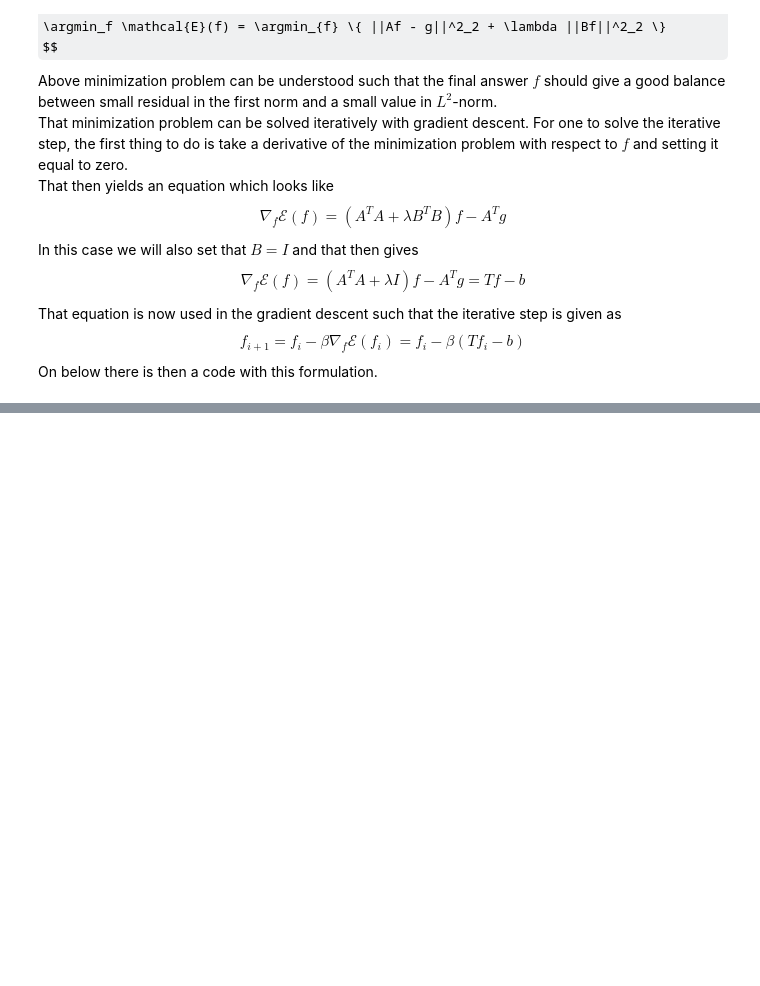
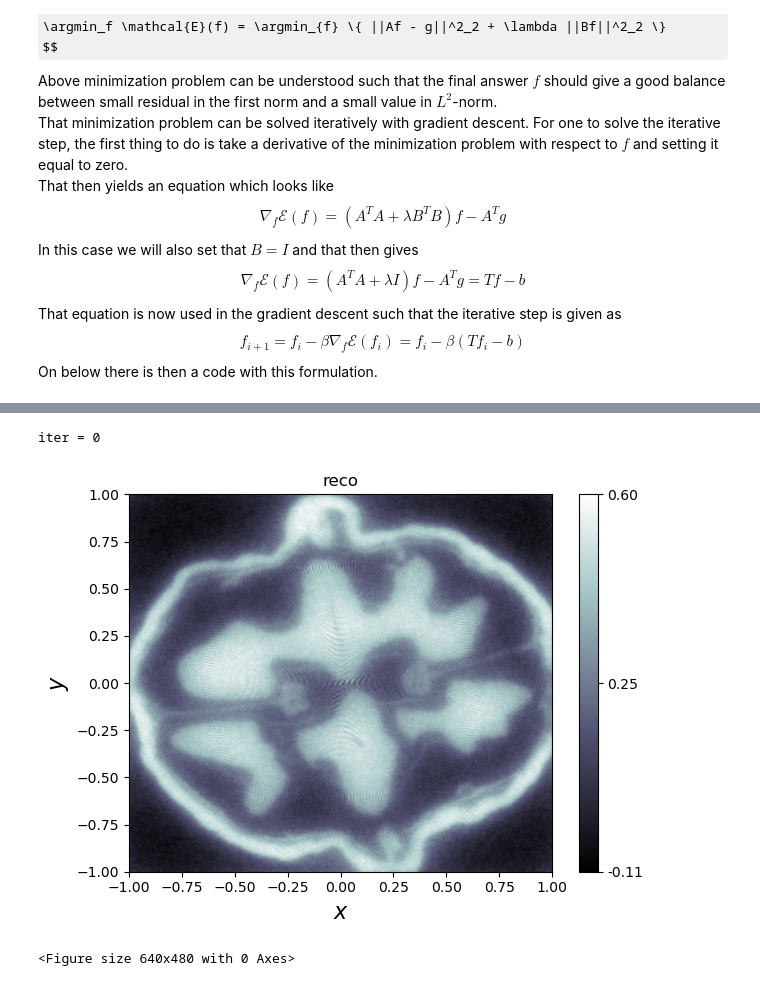
Before and after one commit to asalline/summer2023, a Jupyter notebook: inverse_autumn_school.ipynb, the cells around one changed output, grey strips where cells are left out. Cells and saved outputs as stored; diff of their text form; code cells hidden in the pictures; some formulas as TeX source; blank space fills up the shorter version.

```diff
--- a/inverse_autumn_school.ipynb
+++ b/inverse_autumn_school.ipynb
@@ -232,40 +237,46 @@ In the next code section one uses Primal-Dual Hybrid-Gradient (PDHG) algorithm t
 # %%
 ### First one defines the gradient over the domain of the problem
 gradient = odl.Gradient(domain)
 
 ### Regularization term penalty constant
 lam = 1e-5
 
 ### (Column) vector of the operator (ray transform) and the gradient
 L = odl.BroadcastOperator(operator, gradient)
 
 ### Data consistency term
 l2_norm_squared = odl.solvers.L2NormSquared(operator.range).translated(noisy_sinogram)
 
 ### Regularization term
 l1_norm = lam * odl.solvers.L1Norm(gradient.range)
 
-###
+### Combining the norm-terms
+### The order must correspond to formulation!
 g = odl.solvers.SeparableSum(l2_norm_squared, l1_norm)
 
-# Non-negativity constraint
-# f = odl.solvers.IndicatorNonnegativity(domain)
+### Setting f(x) = 0
 f = odl.solvers.ZeroFunctional(L.domain)
 
-# Selecting optimization parameters tau and lambda
-operator_norm = 1.1 * odl.power_method_opnorm(L)
+### Selecting optimization parameters tau and lambda
+operator_norm_pdhg = 1.1 * operator_norm
+tau = 1.0 / operator_norm_pdhg
+sigma = tau
 
-tau = 1.0 / operator_norm
-sigma = tau
-niter = 1000
+### Iteration steps
+niter = 5
 
+### Setting a starting point to zero matrix
 x = domain.zero()
 
 callback = (odl.solvers.CallbackPrintIteration(step=50))
 
 odl.solvers.pdhg(x, f, g, L, tau = tau, sigma = sigma, niter = niter, callback=callback)
 
-print(type(x))
+# print(type(x))
 # x = x / np.max(np.max(x))
 x.show('reco')
-# plt.show()
+plt.show()
+# %% [output]
+iter = 0
+[figure, added]
+<Figure size 640x480 with 0 Axes>
```
Also changed, not shown: parts of 4 cells of this notebook.
